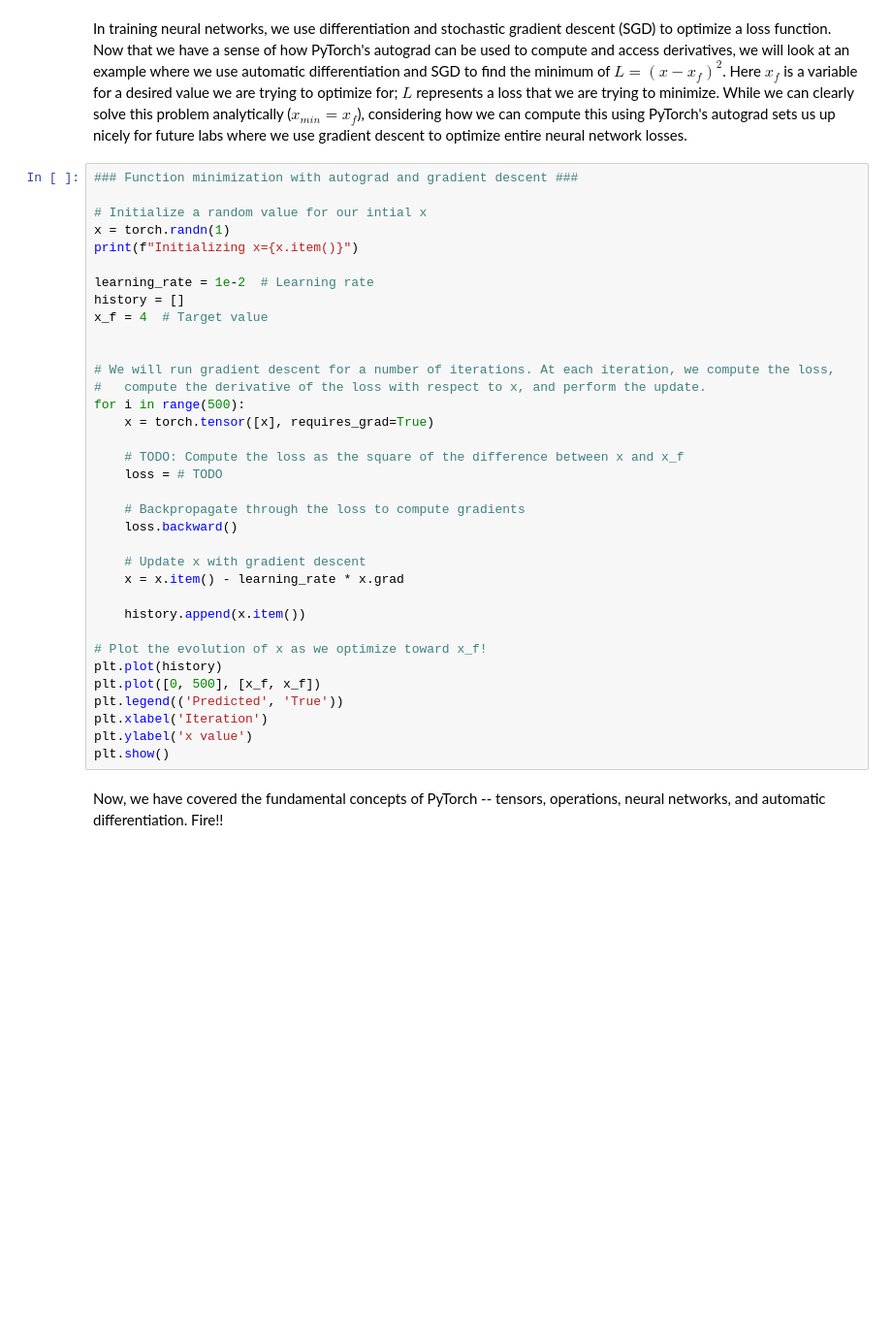
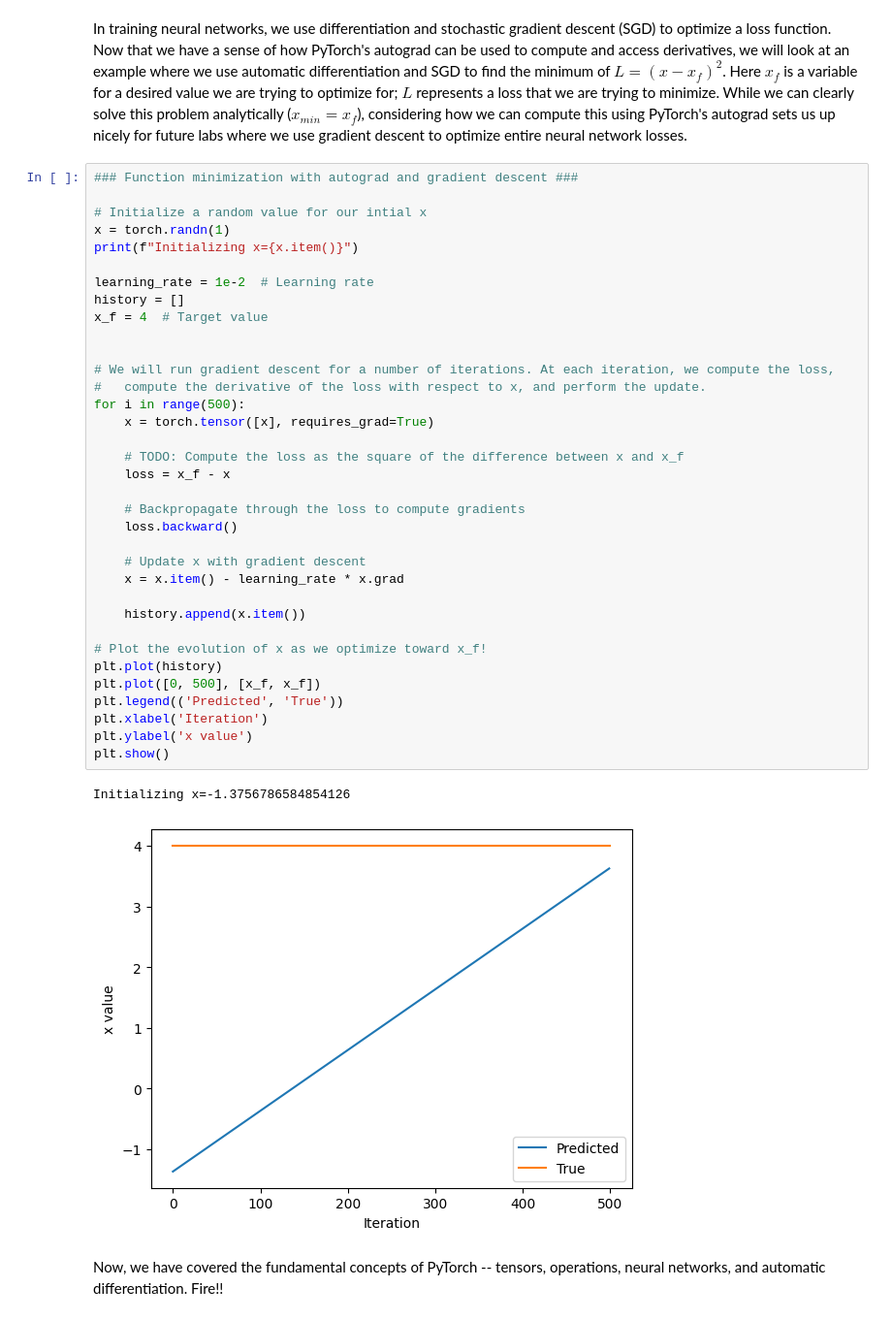
Before and after one commit to jmunozal/pt-labs, a Jupyter notebook: lab1/PT_Part1_Intro.ipynb, the cells around one changed output. Shown at 97% size. Saved outputs shown, nothing was run; the diff lists cells and outputs as text; blank space fills up the shorter version.

```diff
--- a/lab1/PT_Part1_Intro.ipynb
+++ b/lab1/PT_Part1_Intro.ipynb
@@ -319,33 +340,36 @@ In training neural networks, we use differentiation and stochastic gradient desc
 x = torch.randn(1)
 print(f"Initializing x={x.item()}")
 
 learning_rate = 1e-2  # Learning rate
 history = []
 x_f = 4  # Target value
 
 
 # We will run gradient descent for a number of iterations. At each iteration, we compute the loss,
 #   compute the derivative of the loss with respect to x, and perform the update.
 for i in range(500):
     x = torch.tensor([x], requires_grad=True)
 
     # TODO: Compute the loss as the square of the difference between x and x_f
-    loss = # TODO
+    loss = x_f - x
 
     # Backpropagate through the loss to compute gradients
     loss.backward()
 
     # Update x with gradient descent
     x = x.item() - learning_rate * x.grad
 
     history.append(x.item())
 
 # Plot the evolution of x as we optimize toward x_f!
 plt.plot(history)
 plt.plot([0, 500], [x_f, x_f])
 plt.legend(('Predicted', 'True'))
 plt.xlabel('Iteration')
 plt.ylabel('x value')
 plt.show()
+# %% [output]
+Initializing x=-1.3756786584854126
+[figure, added]
 # %% [markdown]
 Now, we have covered the fundamental concepts of PyTorch -- tensors, operations, neural networks, and automatic differentiation. Fire!!
```
Also changed, not shown: parts of 9 cells of this notebook.
